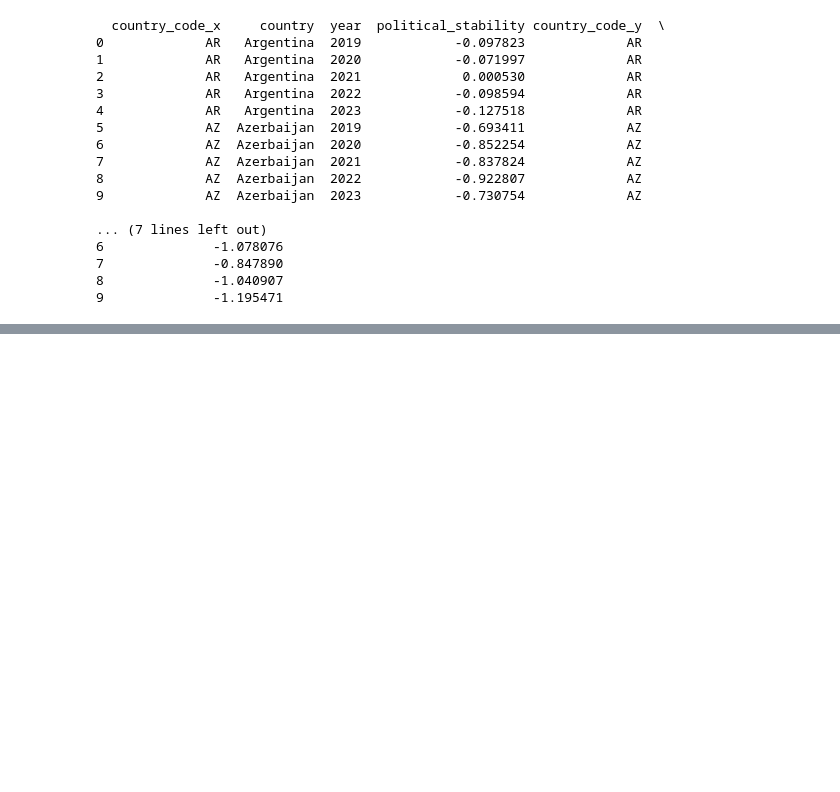
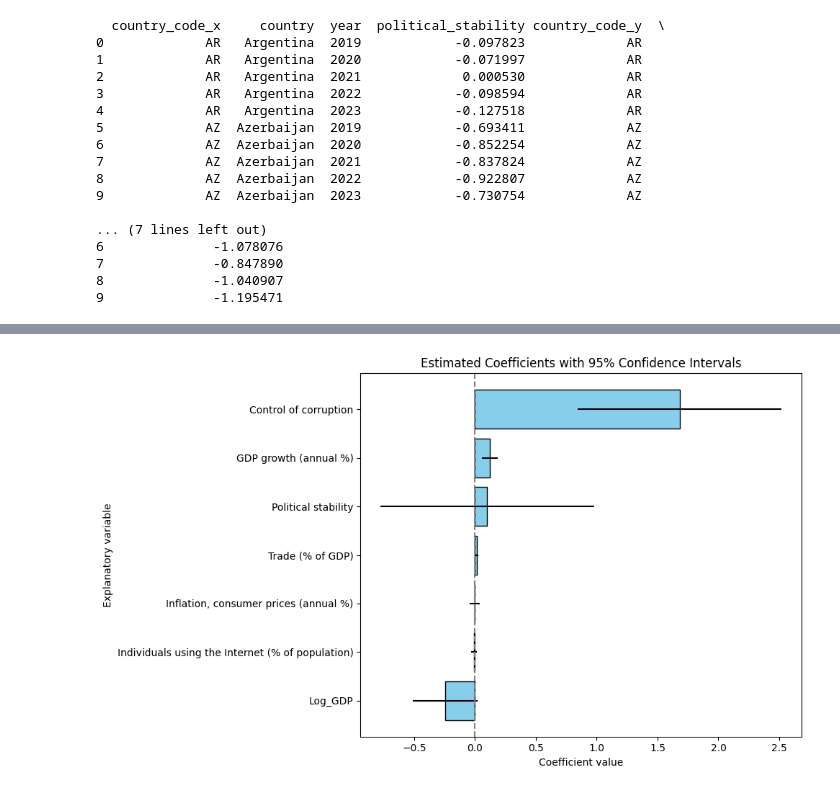
Before and after one commit to MoneyMS/Master-Thesis, a Jupyter notebook: Master Thesis Code.ipynb, the cells around one changed output, grey strips where cells are left out. Drawn from its saved outputs; the diff is of its cells as text; code cells hidden in the pictures; blank space fills up the shorter version.

```diff
--- a/Master Thesis Code.ipynb
+++ b/Master Thesis Code.ipynb
@@ -156,0 +117,19 @@ FileNotFoundError: [Errno 2] No such file or directory: 'Final_Data_Formatted_Pa
+# %%
+# We Define the dependent variable: FDI net inflows as % of GDP
+y = data['Foreign direct investment, net inflows (% of GDP)']
+
+# Drop rows with missing values
+dataset = data[[y.name] + explanatory_vars].dropna()
+
+# Define X and y matrices
+X = dataset[explanatory_vars]
+y = dataset[y.name]
+
+# Add constant (intercept) to the model
+X = sm.add_constant(X)
+
+# Estimate the OLS regression model
+ols_model = sm.OLS(y, X).fit()
+
+# Display regression summary
+print(ols_model.summary())
@@ -156,0 +180,30 @@ FileNotFoundError: [Errno 2] No such file or directory: 'Final_Data_Formatted_Pa
+# %%
+# Create a DataFrame with coefficients and confidence intervals
+coeffs = ols_model.conf_int()
+coeffs.columns = ['CI_lower', 'CI_upper']
+coeffs['Coefficient'] = ols_model.params
+coeffs['Error'] = (coeffs['CI_upper'] - coeffs['CI_lower']) / 2
+coeffs = coeffs.reset_index().rename(columns={'index': 'Variable'})
+
+# Remove the intercept for better visualization
+coeffs = coeffs[coeffs['Variable'] != 'const']
+coeffs = coeffs.sort_values(by='Coefficient')
+
+# Plot the estimated coefficients with 95% confidence intervals
+plt.figure(figsize=(10, 6))
+plt.barh(
+    y=coeffs['Variable'],
+    width=coeffs['Coefficient'],
+    xerr=coeffs['Error'],
+    color='skyblue',
+    edgecolor='black'
+)
+
+plt.axvline(x=0, color='gray', linestyle='--')
+plt.title("Estimated Coefficients with 95% Confidence Intervals")
+plt.xlabel("Coefficient value")
+plt.ylabel("Explanatory variable")
+plt.tight_layout()
+plt.show()
+# %% [output]
+[figure, added]
```
Also changed, not shown: parts of 8 cells of this notebook.
